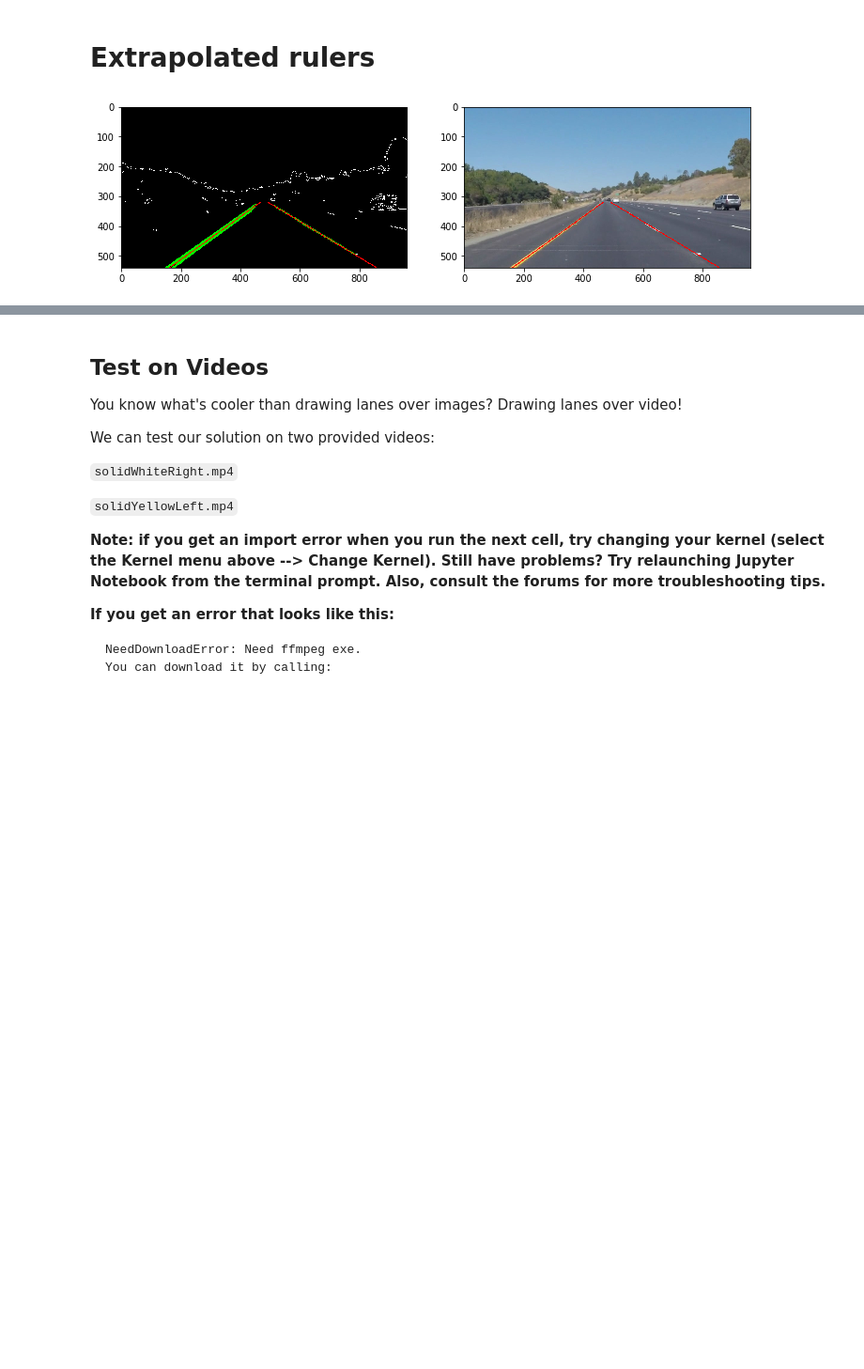
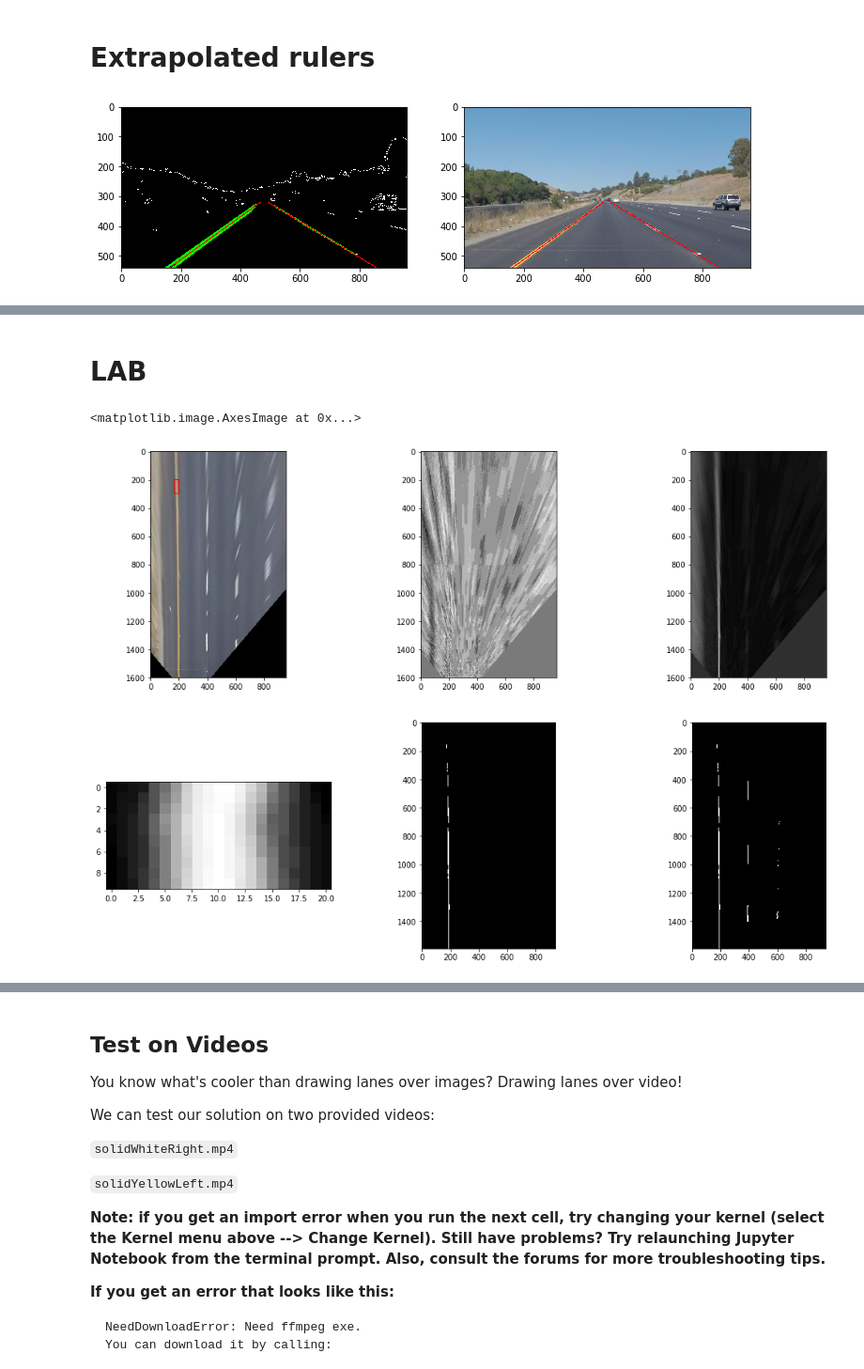
Before and after one commit to kradio3/CarND-LaneLines-P1, a Jupyter notebook: writeup_images.ipynb, the cells around one changed output, grey strips where cells are left out. Shown at 94% size. Drawn from its saved outputs; the diff is of its cells as text; code cells hidden in the pictures; blank space fills up the shorter version.

```diff
--- a/writeup_images.ipynb
+++ b/writeup_images.ipynb
@@ -268,0 +362,68 @@ plt.savefig('writeup_images/rulers.png', bbox_inches='tight', pad_inches=0)
+# %%
+def xcorr_single(source, template, low_thr, high_thr):
+    corr_res = cv2.matchTemplate(source, template, cv2.TM_SQDIFF_NORMED)
+    thresholded = corr_res < high_thr
+    #thresholded = thresholded > low_thr
+    return thresholded
+
+def xcorr(source, template, low_thr, high_thr):
+    binary_im = np.ndarray([])
+    channels = template.shape[2]
+    for ch in range(channels):
+        source_ch = source[:, :, ch]
+        template_ch = template[:, :, ch]
+        thresholded_ch = xcorr_single(source_ch, template_ch, low_thr, high_thr)
+        if ch==0:
+            binary_im = thresholded_ch
+        else:
+            binary_im = np.logical_and(binary_im, thresholded_ch)
+    return binary_im
+# %% [markdown]
+# LAB
+# %%
+image = mpimg.imread(test_image_path)
+
+fig=plt.figure(figsize=(18, 12))
+
+lab  = cv2.cvtColor(dst, cv2.COLOR_RGB2Lab)
+
+fig.add_subplot(2, 3, 1)
+canvas = np.copy(dst)
+#canvas[:, :, 0] = lab[:, :, 2]
+pts = np.array([[170, 200], [170, 300], [200, 300], [200, 200]], np.int32)
+cv2.polylines(canvas, [pts], True, [255, 0, 0], thickness=4)
+plt.imshow(canvas, cmap='Greys_r')
+
+fig.add_subplot(2, 3, 2)
+plt.imshow(lab[:, :, 1], cmap='Greys_r')
+
+fig.add_subplot(2, 3, 3)
+plt.imshow(lab[:, :, 2], cmap='Greys_r')
+
+
+
+template_yellow = lab[1400:1410, 190:211, 2]
+fig.add_subplot(2, 3, 4)
+plt.imshow(template_yellow, cmap='Greys_r')
+
+yellow_xcorr = xcorr_single(lab[:, :, 2], template_yellow, -2, 0.011,)
+fig.add_subplot(2, 3, 5)
+plt.imshow(yellow_xcorr, cmap='Greys_r')
+
+template_white = np.zeros_like(template_yellow)
+template_white.fill(255)
+template_white[:, 0:5] = 0
+template_white[:, 16:] = 0
+template_white = np.repeat(template_white[:, :, np.newaxis], 3, axis=2)
+
+white_xcorr = xcorr(dst, template_white, 0, 0.4)
+
+
+combined = np.logical_or(yellow_xcorr, white_xcorr)
+fig.add_subplot(2, 3, 6)
+plt.imshow(combined, cmap='Greys_r')
+
+#result_lines = np.logical_or(white_xcorr, yellow_xcorr)
+# %% [output]
+<matplotlib.image.AxesImage at 0x...>
+[figure, added]
```
Also changed, not shown: parts of 8 cells of this notebook, 7 other files.
